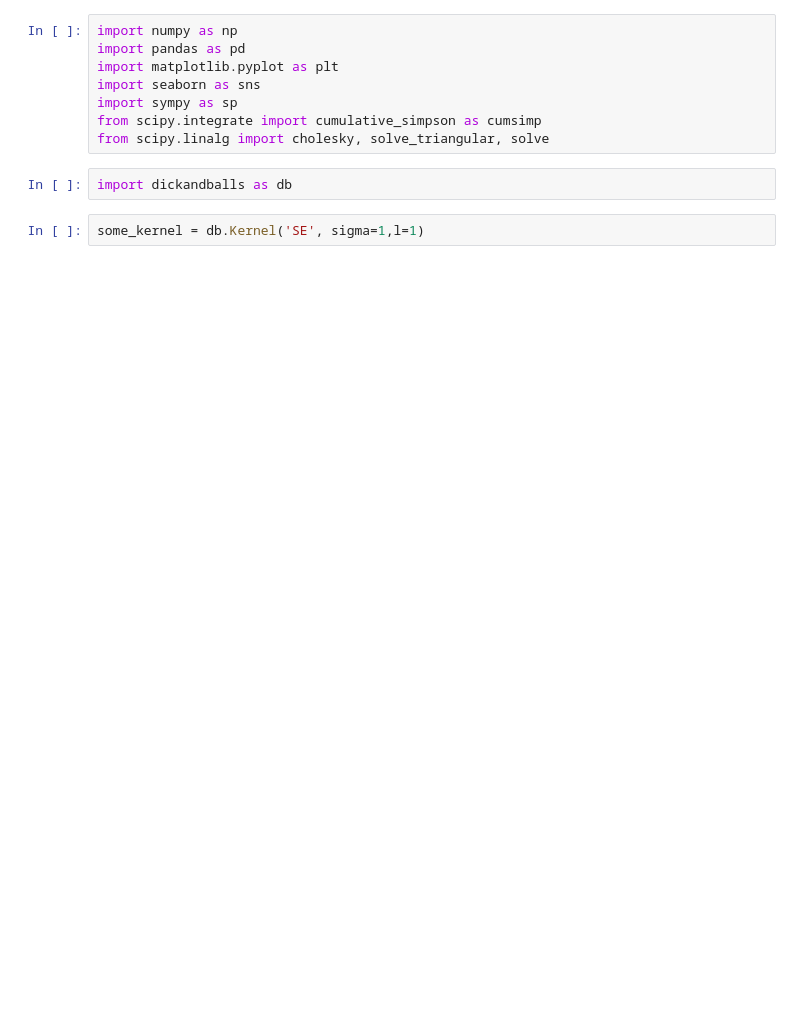
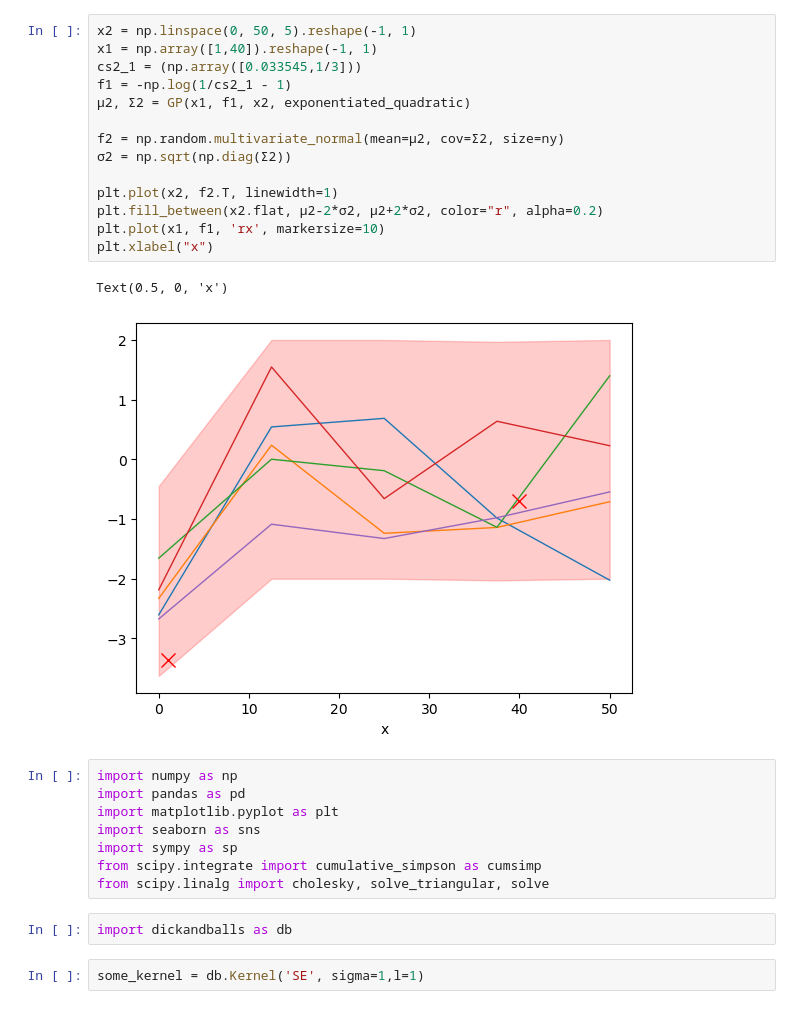
Before and after one commit to codinginrevolt/master_thesis, a Jupyter notebook: classes.ipynb, the cells around one changed output. Saved outputs shown, nothing was run; the diff lists cells and outputs as text; blank space fills up the shorter version.

```diff
--- a/classes.ipynb
+++ b/classes.ipynb
@@ -1,3 +153,20 @@
+# %%
+x2 = np.linspace(0, 50, 5).reshape(-1, 1)
+x1 = np.array([1,40]).reshape(-1, 1)
+cs2_1 = (np.array([0.033545,1/3]))
+f1 = -np.log(1/cs2_1 - 1)
+μ2, Σ2 = GP(x1, f1, x2, exponentiated_quadratic)
+
+f2 = np.random.multivariate_normal(mean=μ2, cov=Σ2, size=ny)
+σ2 = np.sqrt(np.diag(Σ2))
+
+plt.plot(x2, f2.T, linewidth=1)
+plt.fill_between(x2.flat, μ2-2*σ2, μ2+2*σ2, color="r", alpha=0.2)
+plt.plot(x1, f1, 'rx', markersize=10)
+plt.xlabel("x")
+# %% [output]
+Text(0.5, 0, 'x')
+[figure, added]
 # %%
 import numpy as np
 import pandas as pd
```
Also changed, not shown: parts of 30 cells of this notebook.
